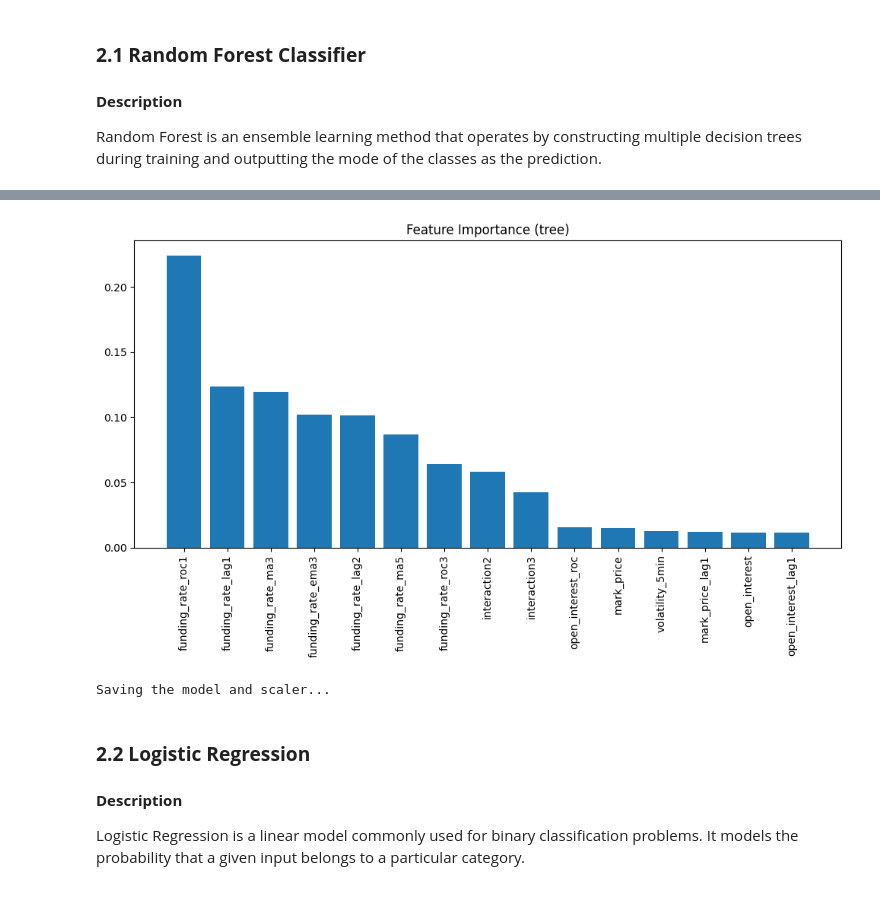
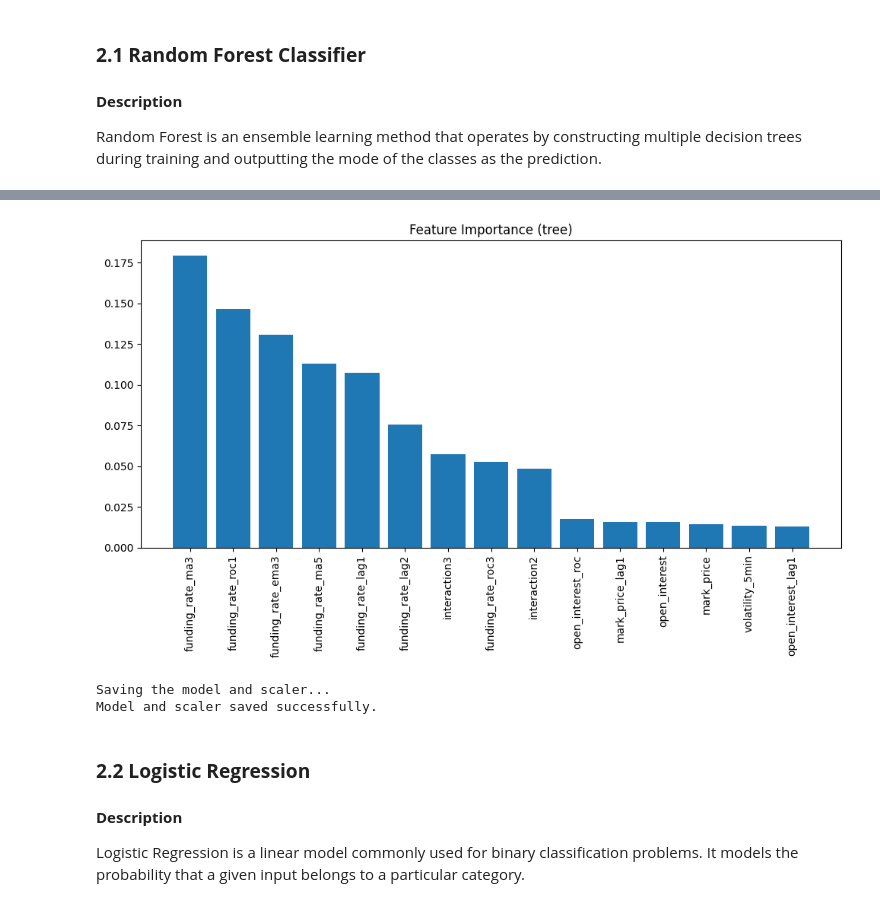
Before and after one commit to davidgieser/stat429_project, a Jupyter notebook: notebooks/model_development.ipynb, the cells around one changed output, grey strips where cells are left out. Drawn from its saved outputs; the diff is of its cells as text; code cells hidden in the pictures.

```diff
--- a/notebooks/model_development.ipynb
+++ b/notebooks/model_development.ipynb
@@ -173,17 +137,24 @@ Data loaded. Preview:
 Random Forest is an ensemble learning method that operates by constructing multiple decision trees during training and outputting the mode of the classes as the prediction.
 # %%
 from sklearn.ensemble import RandomForestClassifier
+from sklearn.preprocessing import StandardScaler
+import time
+import numpy as np
 
-if not df.empty:
+# Call process_pipeline only once to get the fully processed df
+df = process_pipeline(
+    BINANCE_BTC_PERP_CSV,
+    rescale=True,
+    scaling_factor=1e6,
+    handle_outliers=True
+)
+
+if df is not None and not df.empty:
     try:
-        print("Starting feature engineering...")
+        print("Data after pipeline processing:")
+        print(df.head())
 
-        # Feature Engineering
-        df = add_lag_features(df)
-        df = add_technical_indicators(df)
-        df = add_interaction_terms(df)
-
-        # Define features and target
+        # Define features and target directly from the pipeline output
         feature_columns = [
             'funding_rate_lag1', 'funding_rate_lag2',
             'funding_rate_ma3', 'funding_rate_ma5', 'funding_rate_ema3',
@@ -204,29 +175,29 @@ if not df.empty:
             print("Starting preprocessing for Random Forest...")
             start_time = time.time()
 
-            # Explicitly create copies to avoid SettingWithCopyWarning
-            X_train_rf = X_train.copy()
-            X_test_rf = X_test.copy()
+            # Handle NaNs and infinities (just in case)
+            X_train_rf = X_train.replace([np.inf, -np.inf], np.nan).fillna(0)
+            X_test_rf = X_test.replace([np.inf, -np.inf], np.nan).fillna(0)
 
-            # Replace infinity values and handle NaNs explicitly for Random Forest
-            X_train_rf.replace([np.inf, -np.inf], np.nan, inplace=True)
-            X_test_rf.replace([np.inf, -np.inf], np.nan, inplace=True)
-            X_train_rf.fillna(0, inplace=True)
-            X_test_rf.fillna(0, inplace=True)
+            # Fit a StandardScaler on training data and transform
+            scaler = StandardScaler()
+            scaler.fit(X_train_rf)
+            X_train_scaled = scaler.transform(X_train_rf)
+            X_test_scaled = scaler.transform(X_test_rf)
 
             print(f"Preprocessing for Random Forest completed in {time.time() - start_time:.2f} seconds.")
-            print(f"Training data shape for Random Forest: {X_train_rf.shape}")
-            print(f"Test data shape for Random Forest: {X_test_rf.shape}")
+            print(f"Training data shape for Random Forest: {X_train_scaled.shape}")
+            print(f"Test data shape for Random Forest: {X_test_scaled.shape}")
 
             # Train initial Random Forest model
             print("Training initial Random Forest model...")
             start_time = time.time()
             rf_model = RandomForestClassifier(n_estimators=50, random_state=42, class_weight='balanced')
-            rf_model.fit(X_train_rf, y_train)
+            rf_model.fit(X_train_scaled, y_train)
             print(f"Random Forest training completed in {time.time() - start_time:.2f} seconds.")
 
             print("\nInitial Model Evaluation:")
-            evaluate_classification_model(rf_model, X_test_rf, y_test)
+            evaluate_classification_model(rf_model, X_test_scaled, y_test)
 
             # Start hyperparameter tuning
             print("Starting hyperparameter tuning...")
@@ -240,7 +211,7 @@ if not df.empty:
             best_rf_model = perform_hyperparameter_tuning(
                 rf_model,
                 param_grid,
-                X_train_rf,
+                X_train_scaled,
                 y_train,
                 scoring='roc_auc',
                 verbose=1
@@ -248,13 +219,13 @@ if not df.empty:
             print(f"Hyperparameter tuning completed in {time.time() - start_time:.2f} seconds.")
 
             print("\nBest Model Evaluation After Hyperparameter Tuning:")
-            evaluate_classification_model(best_rf_model, X_test_rf, y_test)
+            evaluate_classification_model(best_rf_model, X_test_scaled, y_test)
 
             # Evaluate with a custom threshold
-            y_proba = best_rf_model.predict_proba(X_test_rf)[:, 1]
+            y_proba = best_rf_model.predict_proba(X_test_scaled)[:, 1]
             custom_threshold = 0.5
             print(f"\nEvaluation with Custom Threshold ({custom_threshold}):")
-            evaluate_classification_model(best_rf_model, X_test_rf, y_test, y_proba, threshold=custom_threshold)
+            evaluate_classification_model(best_rf_model, X_test_scaled, y_test, y_proba, threshold=custom_threshold)
 
             # Plot feature importance
             print("Plotting feature importance...")
@@ -263,6 +234,8 @@ if not df.empty:
             # Save the model and scaler
             print("Saving the model and scaler...")
             save_model(best_rf_model, '../models/saved_models/model1_RF.pkl')
+            save_model(scaler, '../models/saved_models/scaler1_RF.pkl')
+            print("Model and scaler saved successfully.")
 
     except Exception as e:
         print(f"Error during Random Forest training and tuning: {e}")
@@ -286,6 +259,7 @@ Confusion Matrix:
 Plotting feature importance...
-[figure, old version]
+[figure, new version]
 Saving the model and scaler...
+Model and scaler saved successfully.
 # %% [markdown]
 ### **2.2 Logistic Regression**
 
```
Also changed, not shown: parts of 6 cells of this notebook, 10 other files.
